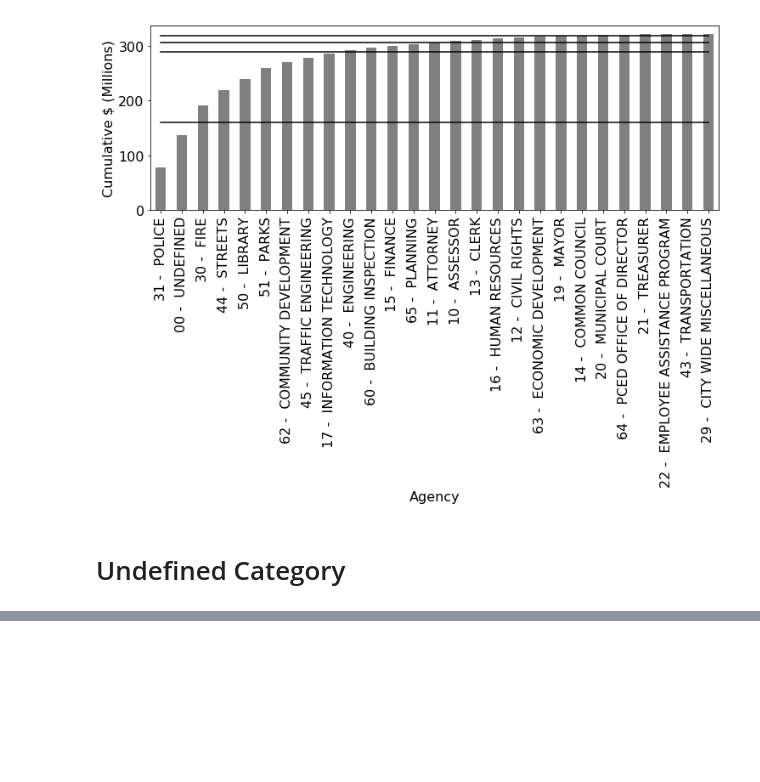
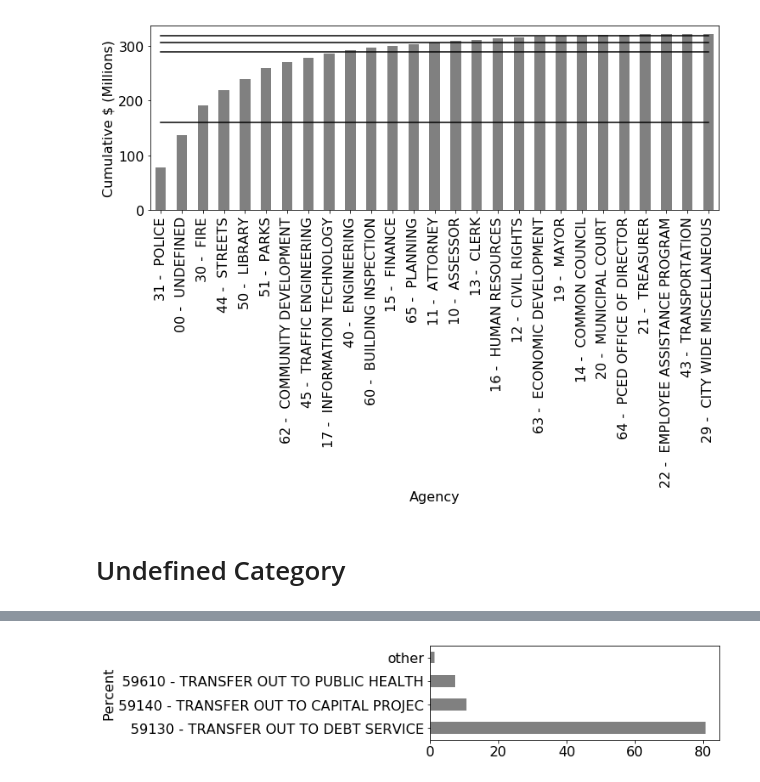
Before and after one commit to tylerharter/s19-city, a Jupyter notebook: overview.ipynb, the cells around one changed output, grey strips where cells are left out. Saved outputs shown, nothing was run; the diff lists cells and outputs as text; code cells hidden in the pictures; blank space fills up the shorter version.

```diff
--- a/overview.ipynb
+++ b/overview.ipynb
@@ -133,5 +177,16 @@ undef.head(8)
 | 6928 | 00 - UNDEFINED | 110020 - GENERAL FUND EXPENSE | Expense | 54 - PURCHASED SERVICES | 54645 - CONSULTING SERVICES | 0.068531 | 0.075298 | 0.072167 | 0.083768 |
 | 7223 | 00 - UNDEFINED | 110020 - GENERAL FUND EXPENSE | Expense | 52 - BENEFITS | 52310 - UNEMPLOYMENT BENEFITS | 0.273448 | 0.101129 | 0.118635 | 0.078528 |
 | 6758 | 00 - UNDEFINED | 110020 - GENERAL FUND EXPENSE | Expense | 54 - PURCHASED SERVICES | 54810 - OTHER SERVICES AND EXPENSES | 0.040734 | 0.267235 | 0.391895 | 0.070968 |
+# %%
+y18 = undef.set_index("Object")["2018"]
+top3 = y18[:3]
+top3["other"] = sum(y18) - sum(top3)
+top3 = top3 * 100 / sum(top3)
+ax = top3.plot.barh(figsize=(6,2), color='gray')
+ax.set_ylabel("Undef Breakdown")
+ax.set_ylabel("Percent")
+None
+# %% [output]
+[figure, added]
 # %%
 df[df["Character Code"] == "59 - TRANSFER OUT"]
```
Also changed, not shown: parts of 9 cells of this notebook, 1 other file.
